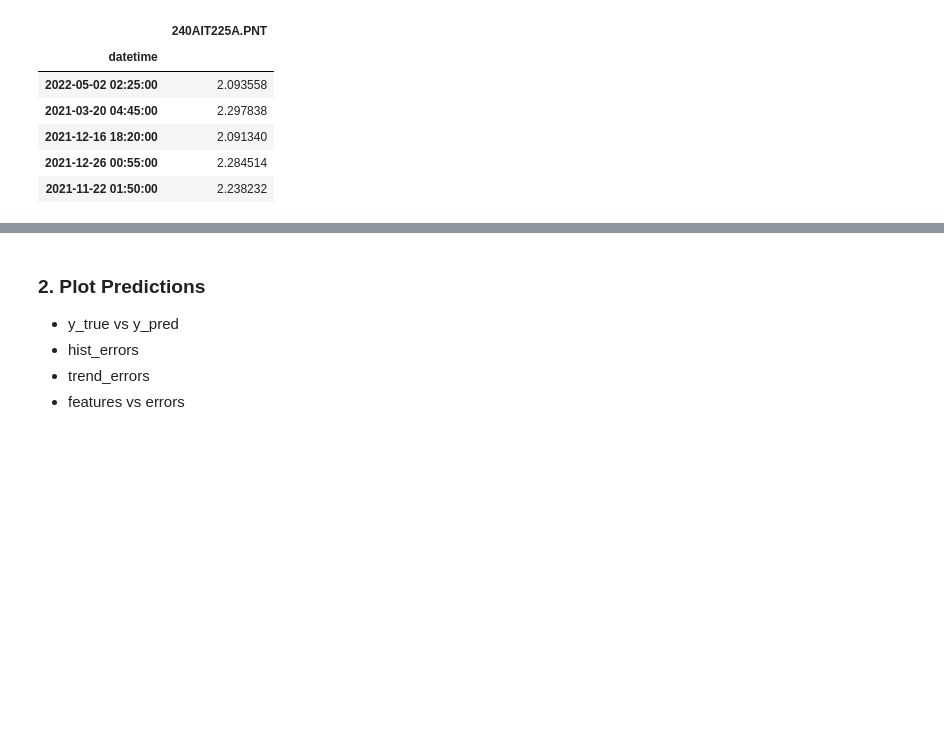
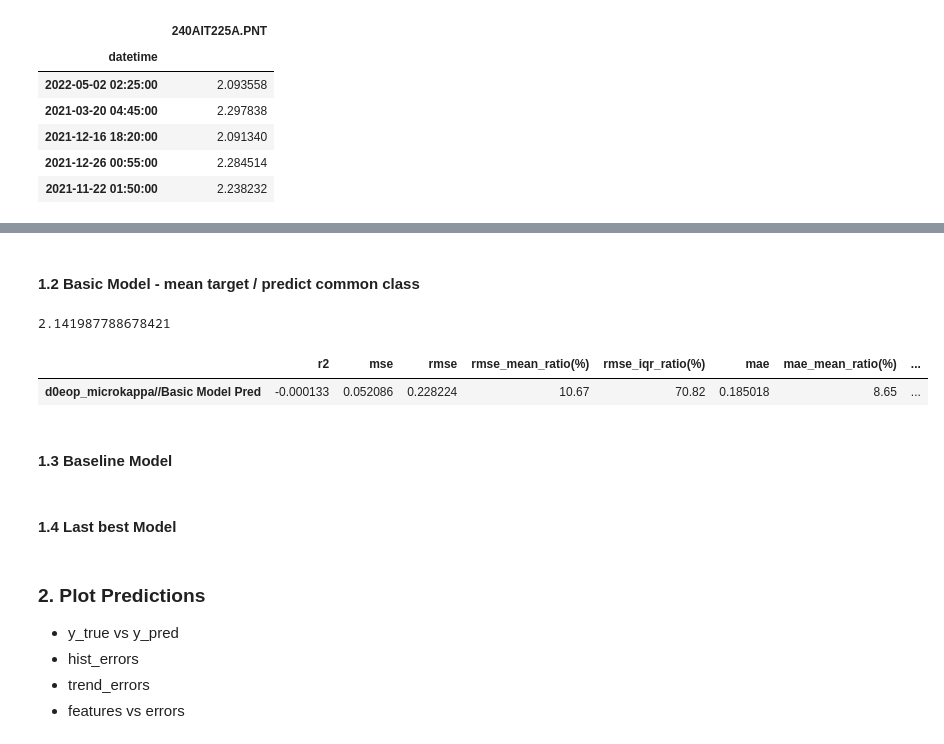
Before and after one commit to joseortegalabra/Optimization-Industrial-Process, a Jupyter notebook: 5_offline_evaluation_ml/1_d0eop_microkappa.ipynb, the cells around one changed output, grey strips where cells are left out. Saved outputs shown, nothing was run; the diff lists cells and outputs as text; code cells hidden in the pictures; blank space fills up the shorter version.

```diff
--- a/5_offline_evaluation_ml/1_d0eop_microkappa.ipynb
+++ b/5_offline_evaluation_ml/1_d0eop_microkappa.ipynb
@@ -266,6 +284,34 @@ metrics
 # %% [output]
 |  | r2 | mse | rmse | rmse_mean_ratio(%) | rmse_iqr_ratio(%) | mae | mae_mean_ratio(%) | ... |
 | d0eop_microkappa//Linear Regression | 0.646607 | 0.018405 | 0.135663 | 6.34 | 42.1 | 0.102126 | 4.77 | ... |
+# %% [markdown]
+#### 1.2 Basic Model - mean target / predict common class
+# %%
+# calculate mean y train. ADJUST BASIC MODEL
+y_basic_model = y_train.mean().values[0]
+y_basic_model
+# %% [output]
+2.141987788678421
+# %%
+# generate vector to y_pred to evaluate. obs generate len according the y_true when the mean prediction will be compared
+y_basic_model_pred = pd.DataFrame(y_basic_model * np.ones([y_test.shape[0]]))
+y_basic_model_pred.index = y_test.index
+y_basic_model_pred.columns = y_test.columns
+# %%
+# metrics basic model
+metrics_basic_model = calculate_metrics_regressors_models(y = y_test,
+                                                          y_pred = y_basic_model_pred,
+                                                          model_name = 'd0eop_microkappa//Basic Model Pred',
+                                                          decimals_round = None
+                                                         )
+metrics_basic_model
+# %% [output]
+|  | r2 | mse | rmse | rmse_mean_ratio(%) | rmse_iqr_ratio(%) | mae | mae_mean_ratio(%) | ... |
+| d0eop_microkappa//Basic Model Pred | -0.000133 | 0.052086 | 0.228224 | 10.67 | 70.82 | 0.185018 | 8.65 | ... |
+# %% [markdown]
+#### 1.3 Baseline Model
+# %% [markdown]
+#### 1.4 Last best Model
 # %% [markdown]
 ### 2. Plot Predictions
 - y_true vs y_pred
```
Also changed, not shown: parts of 2 cells of this notebook, 1 other file.
